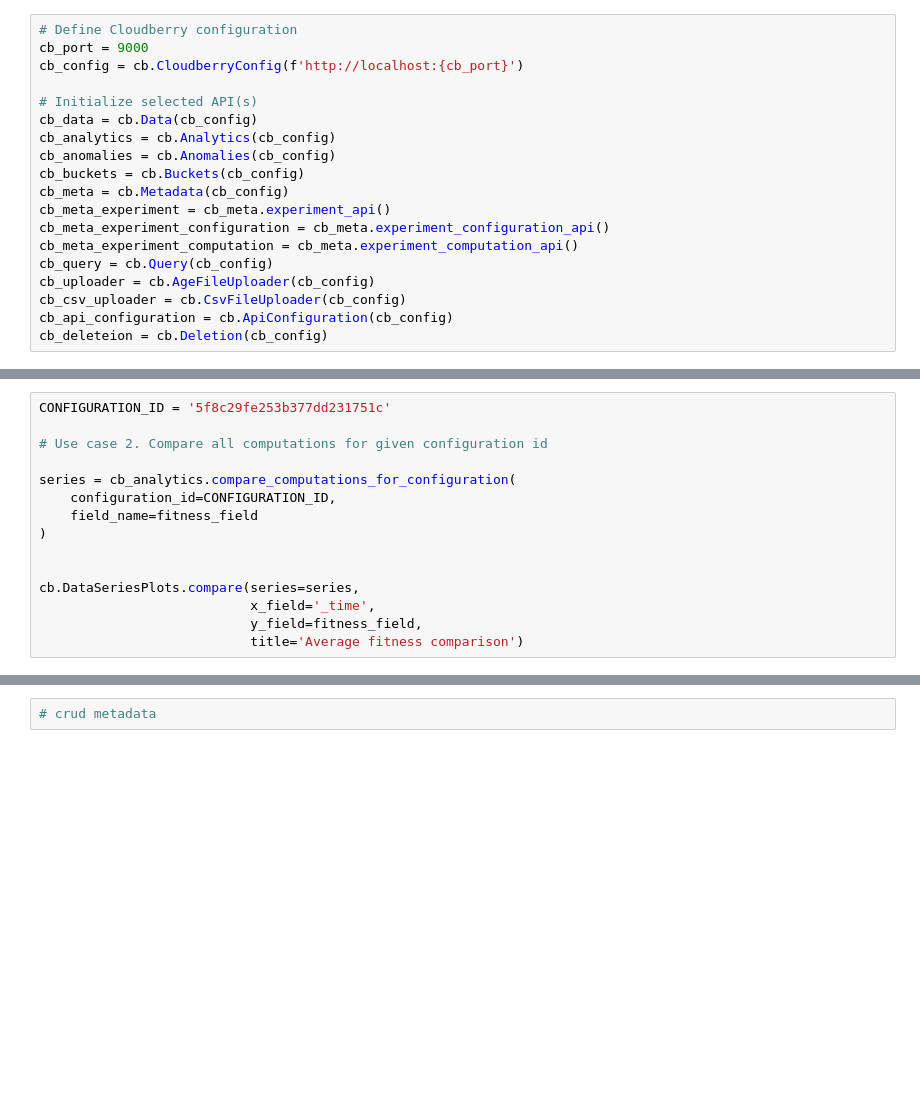
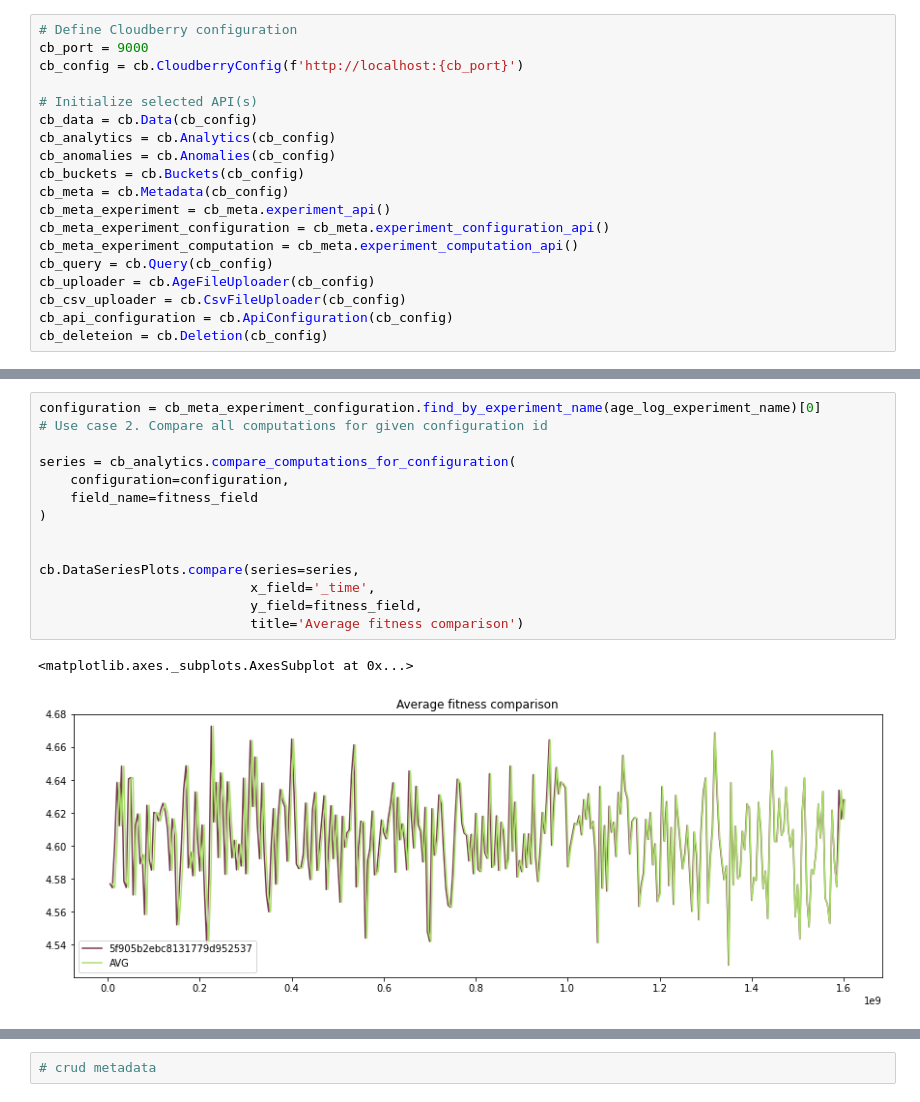
Before and after one commit to olliekrk/cloud-berry, a Jupyter notebook: cloudberry-py/cloudberry_demo.ipynb, the cells around one changed output, grey strips where cells are left out. Saved outputs shown, nothing was run; the diff lists cells and outputs as text; blank space fills up the shorter version.

```diff
--- a/cloudberry-py/cloudberry_demo.ipynb
+++ b/cloudberry-py/cloudberry_demo.ipynb
@@ -178,18 +216,20 @@ cb.DataSeriesPlots.compare(series=series,
 # %%
-CONFIGURATION_ID = '5f8c29fe253b377dd231751c'
-
+configuration = cb_meta_experiment_configuration.find_by_experiment_name(age_log_experiment_name)[0]
 # Use case 2. Compare all computations for given configuration id
 
 series = cb_analytics.compare_computations_for_configuration(
-    configuration_id=CONFIGURATION_ID,
+    configuration=configuration,
     field_name=fitness_field
 )
 
 
 cb.DataSeriesPlots.compare(series=series,
                            x_field='_time',
                            y_field=fitness_field,
                            title='Average fitness comparison')
+# %% [output]
+<matplotlib.axes._subplots.AxesSubplot at 0x...>
+[figure, added]
 # %%
 # Another feature: append data from CSV
 # - must specify configuration ID explicitly as CSV does not contain experiment configuration
```
Also changed, not shown: parts of 39 cells of this notebook, 17 other files.
